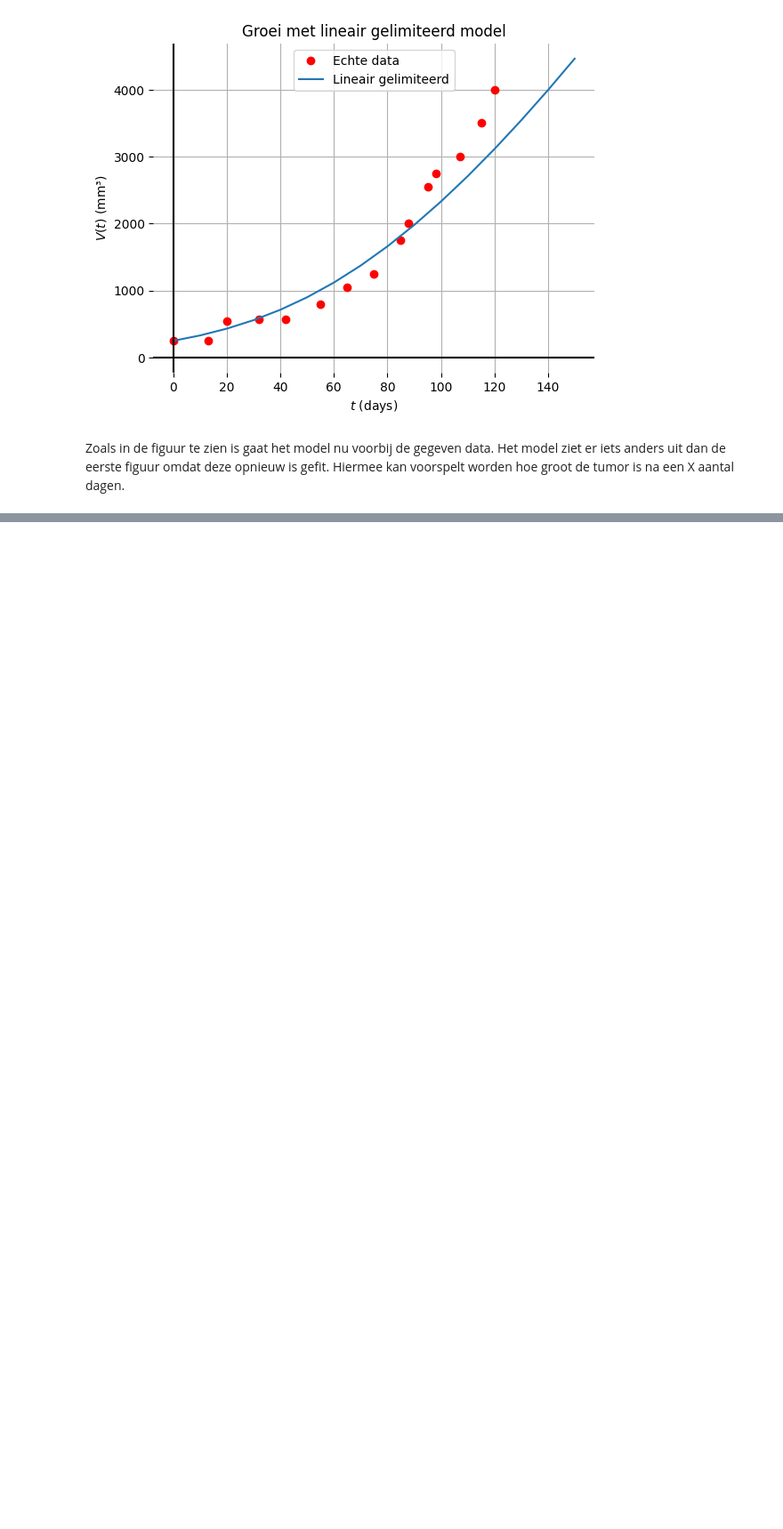
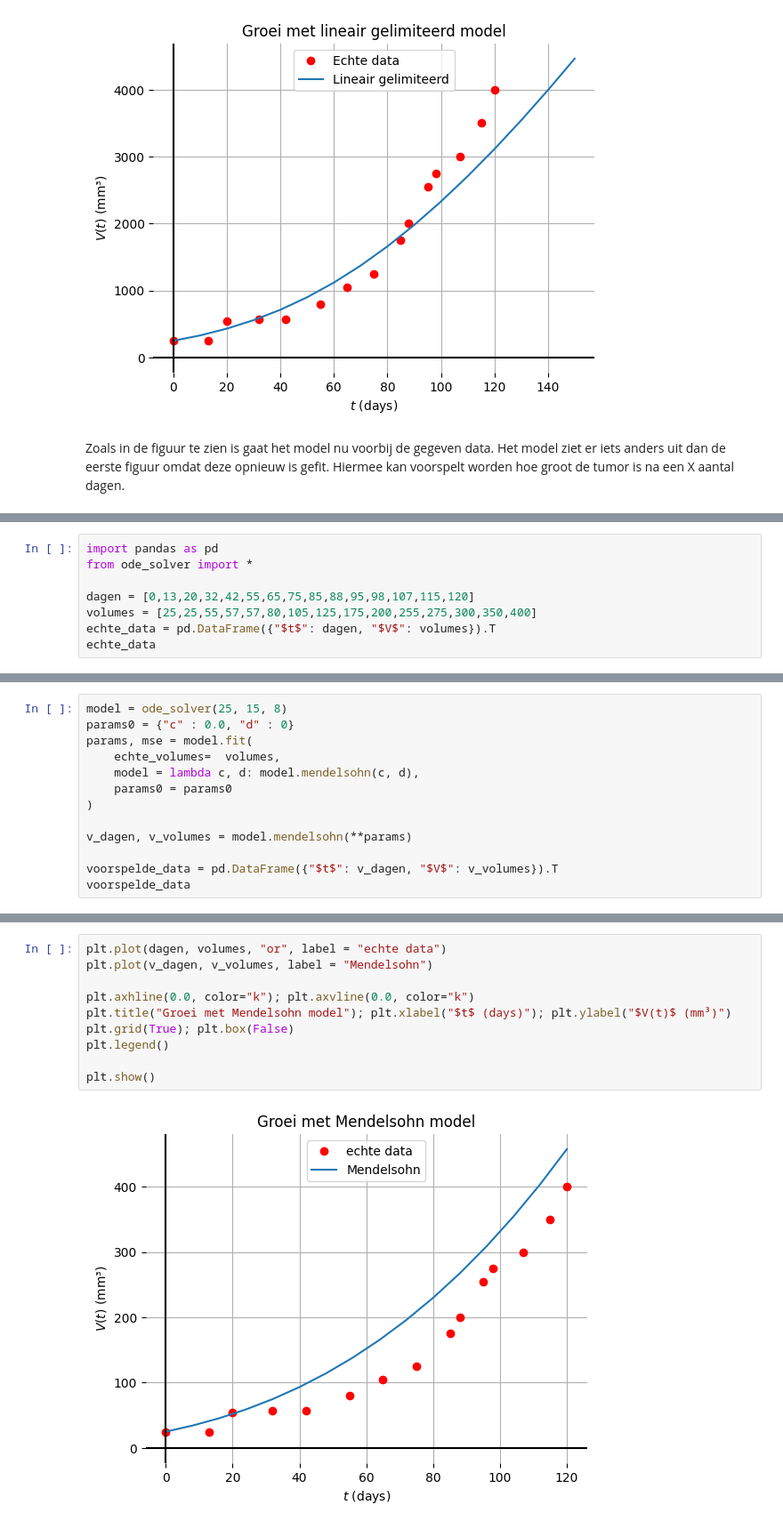
Before and after one commit to MirteDraaijer/ODEs, a Jupyter notebook: ode_demo.ipynb, the cells around one changed output, grey strips where cells are left out. Shown at 89% size. Saved outputs shown, nothing was run; the diff lists cells and outputs as text; blank space fills up the shorter version.

```diff
--- a/ode_demo.ipynb
+++ b/ode_demo.ipynb
@@ -241,0 +248,8 @@ Zoals in de figuur te zien is gaat het model nu voorbij de gegeven data. Het mod
+# %%
+import pandas as pd
+from ode_solver import *
+
+dagen = [0,13,20,32,42,55,65,75,85,88,95,98,107,115,120]
+volumes = [25,25,55,57,57,80,105,125,175,200,255,275,300,350,400]
+echte_data = pd.DataFrame({"$t$": dagen, "$V$": volumes}).T
+echte_data
@@ -241,0 +427,13 @@ Zoals in de figuur te zien is gaat het model nu voorbij de gegeven data. Het mod
+# %%
+model = ode_solver(25, 15, 8)
+params0 = {"c" : 0.0, "d" : 0}
+params, mse = model.fit(
+    echte_volumes=  volumes,
+    model = lambda c, d: model.mendelsohn(c, d),
+    params0 = params0
+)
+
+v_dagen, v_volumes = model.mendelsohn(**params)
+
+voorspelde_data = pd.DataFrame({"$t$": v_dagen, "$V$": v_volumes}).T
+voorspelde_data
@@ -241,0 +444,12 @@ Zoals in de figuur te zien is gaat het model nu voorbij de gegeven data. Het mod
+# %%
+plt.plot(dagen, volumes, "or", label = "echte data")
+plt.plot(v_dagen, v_volumes, label = "Mendelsohn")
+
+plt.axhline(0.0, color="k"); plt.axvline(0.0, color="k")
+plt.title("Groei met Mendelsohn model"); plt.xlabel("$t$ (days)"); plt.ylabel("$V(t)$ (mm³)")
+plt.grid(True); plt.box(False)
+plt.legend()
+
+plt.show()
+# %% [output]
+[figure, added]
```
Also changed, not shown: parts of 11 cells of this notebook.
